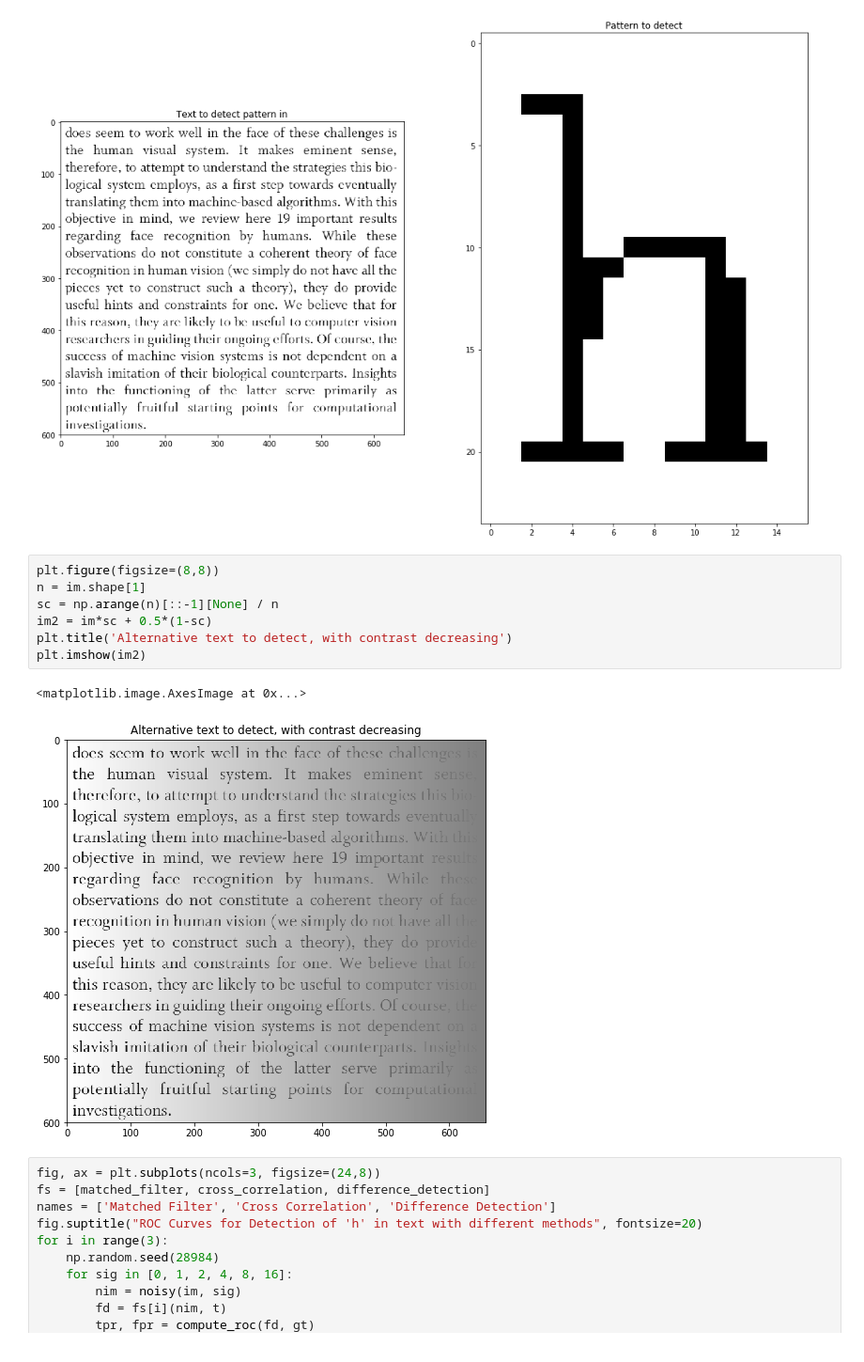
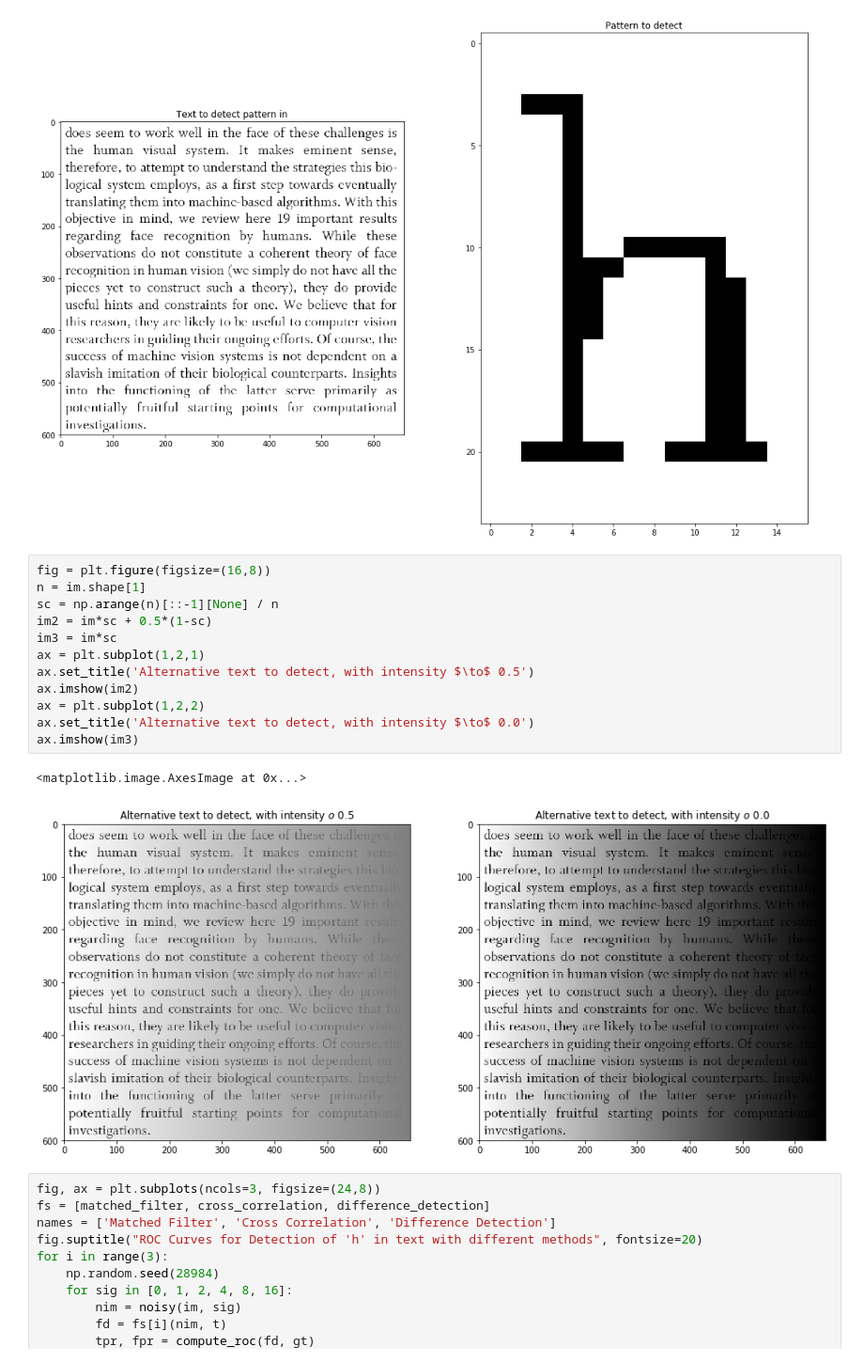
Before and after one commit to cnapun/EECS-531, a Jupyter notebook: A1/ROC.ipynb, the cells around one changed output. Shown at 94% size. Cells and saved outputs as stored; diff of their text form.

```diff
--- a/A1/ROC.ipynb
+++ b/A1/ROC.ipynb
@@ -48,15 +50,20 @@ ax[1].set_title('Pattern to detect')
 Text(0.5,1,'Pattern to detect')
 [figure]
 # %%
-plt.figure(figsize=(8,8))
+fig = plt.figure(figsize=(16,8))
 n = im.shape[1]
 sc = np.arange(n)[::-1][None] / n
 im2 = im*sc + 0.5*(1-sc)
-plt.title('Alternative text to detect, with contrast decreasing')
-plt.imshow(im2)
+im3 = im*sc
+ax = plt.subplot(1,2,1)
+ax.set_title('Alternative text to detect, with intensity $\to$ 0.5')
+ax.imshow(im2)
+ax = plt.subplot(1,2,2)
+ax.set_title('Alternative text to detect, with intensity $\to$ 0.0')
+ax.imshow(im3)
 # %% [output]
 <matplotlib.image.AxesImage at 0x...>
-[figure, old version]
+[figure, new version]
 # %%
 fig, ax = plt.subplots(ncols=3, figsize=(24,8))
 fs = [matched_filter, cross_correlation, difference_detection]
```
Also changed, not shown: parts of 4 cells of this notebook, 6 other files.
